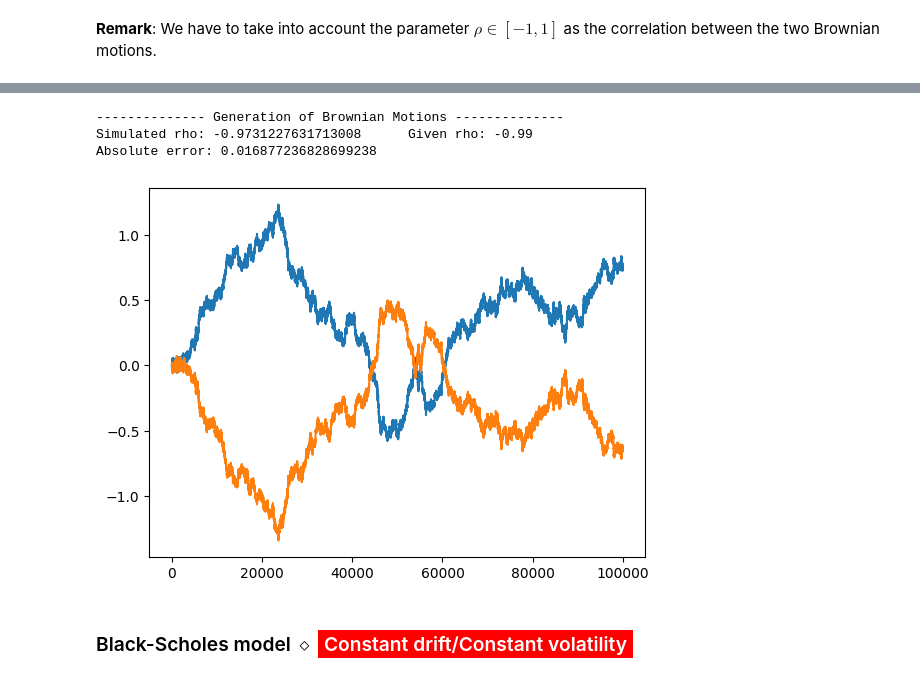
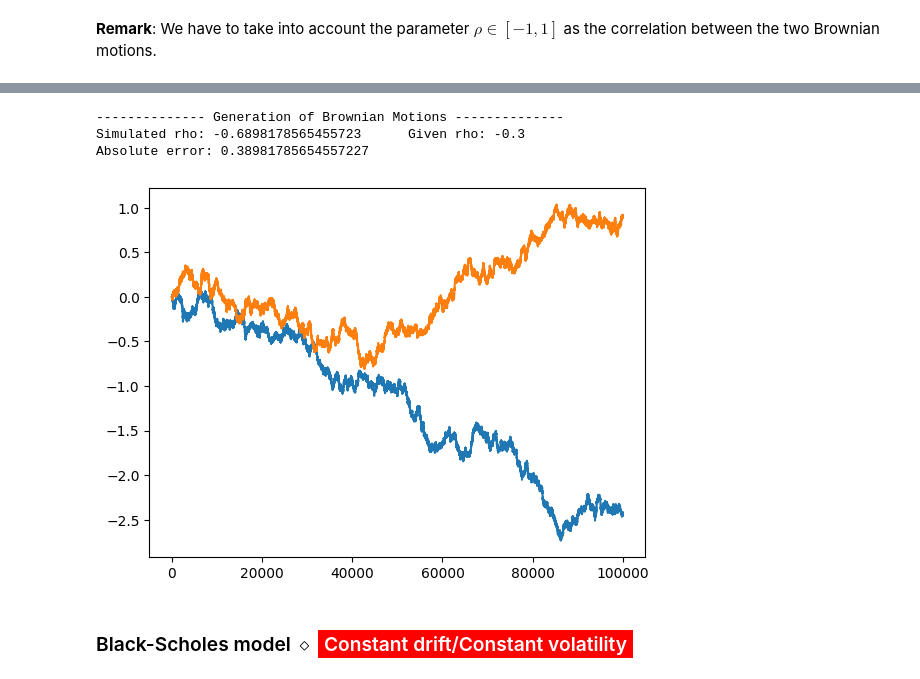
Before and after one commit to lcsrodriguez/CuttingEdge-Milliman, a Jupyter notebook: main.ipynb, the cells around one changed output, grey strips where cells are left out. Cells and saved outputs as stored; diff of their text form; code cells hidden in the pictures.

```diff
--- a/main.ipynb
+++ b/main.ipynb
@@ -237,12 +238,12 @@ Absolute error: 0.008934006638004255
 # %%
 # Generation of Brownian motions (Cumulative sum of Gaussian increments)
-for path in Utils.generate_correlated_brownians(rho=-0.99):
+for path in Utils.generate_correlated_brownians(rho=-0.3):
     plt.plot(path)
 # %% [output]
 -------------- Generation of Brownian Motions --------------
-Simulated rho: -0.9731227631713008      Given rho: -0.99
-Absolute error: 0.016877236828699238
+Simulated rho: -0.6898178565455723      Given rho: -0.3
+Absolute error: 0.38981785654557227
-[figure, old version]
+[figure, new version]
 # %% [markdown]
 ### Black-Scholes model $\diamond$ <span style="background:red; color:white; padding: 2px 6px">Constant drift/Constant volatility</span>
 # %%
```
Also changed, not shown: parts of 3 cells of this notebook, 1 other file.
